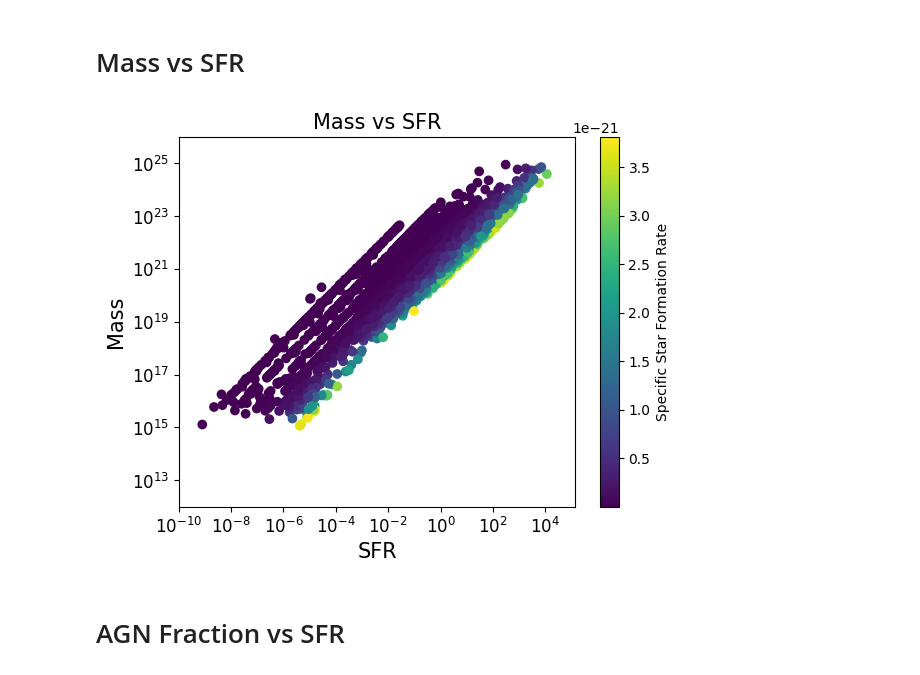
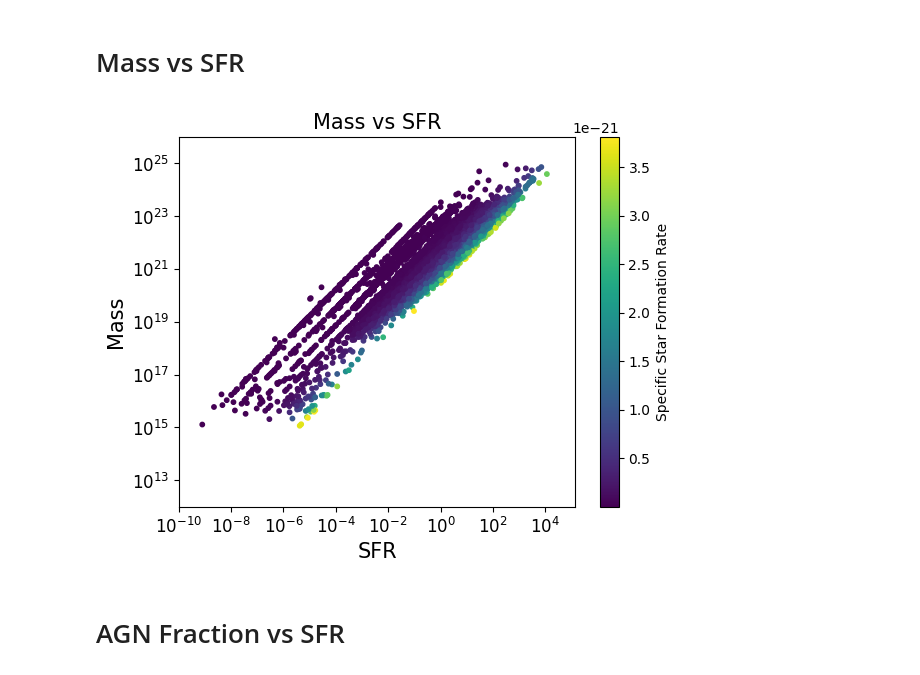
Before and after one commit to daniel-lyon/MPhil-Code, a Jupyter notebook: scaling_plots.ipynb, the cells around one changed output. Cells and saved outputs as stored; diff of their text form; code cells hidden in the pictures.

```diff
--- a/scaling_plots.ipynb
+++ b/scaling_plots.ipynb
@@ -11,23 +11,23 @@ df = pd.DataFrame(data)
 # %%
 # Get mass and SFR
 mass = df['best.param.restframe_Lnu(2MASS-J)'] # some sort of mass
 sfr = df['best.sfh.sfr'] # instantaneous SFR
 sstr = sfr / mass # specific star formation rate
 
 # Plot Mass vs SFR
-plt.scatter(sfr, mass, c=sstr, cmap='viridis')
+plt.scatter(sfr, mass, c=sstr, cmap='viridis', s=10)
 plt.title('Mass vs SFR', fontsize=15)
 plt.xlabel('SFR', fontsize=15)
 plt.ylabel('Mass', fontsize=15)
 plt.colorbar(label='Specific Star Formation Rate')
 plt.yticks(fontsize=12)
 plt.xticks(fontsize=12)
 plt.loglog()
 plt.ylim(bottom=1e12)
 plt.xlim(left=1e-10)
 plt.savefig('Plots/mass_vs_sfr.png')
 # %% [output]
-[figure, old version]
+[figure, new version]
 # %% [markdown]
 # AGN Fraction vs SFR
 # %%
```
